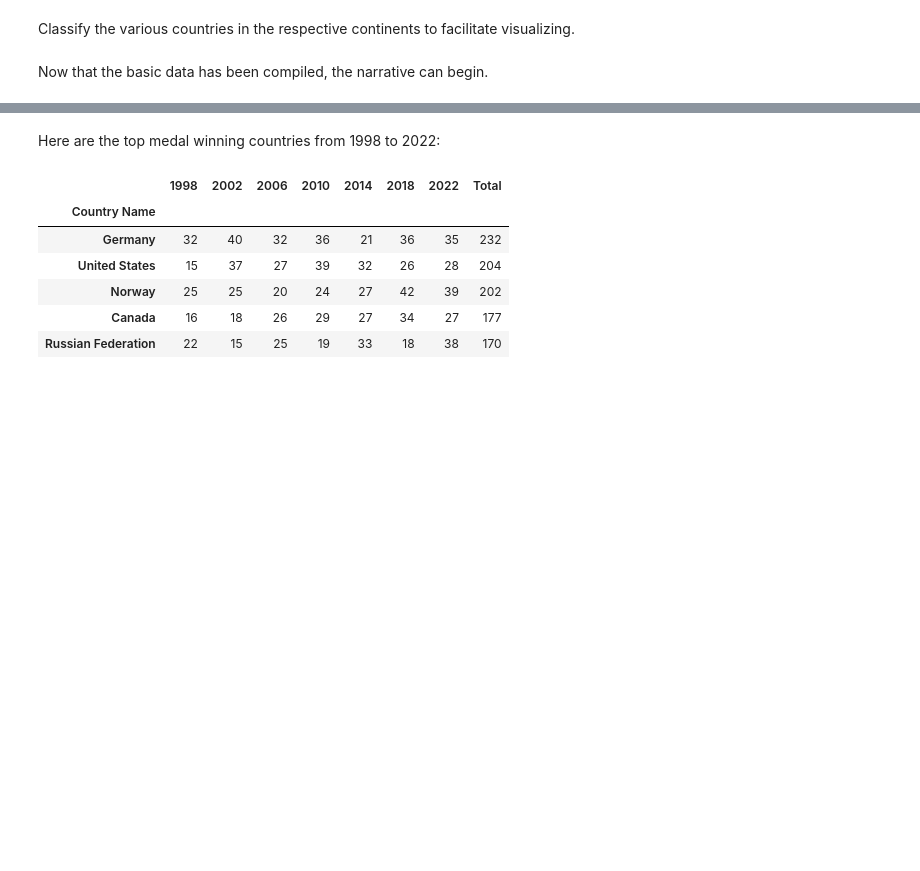
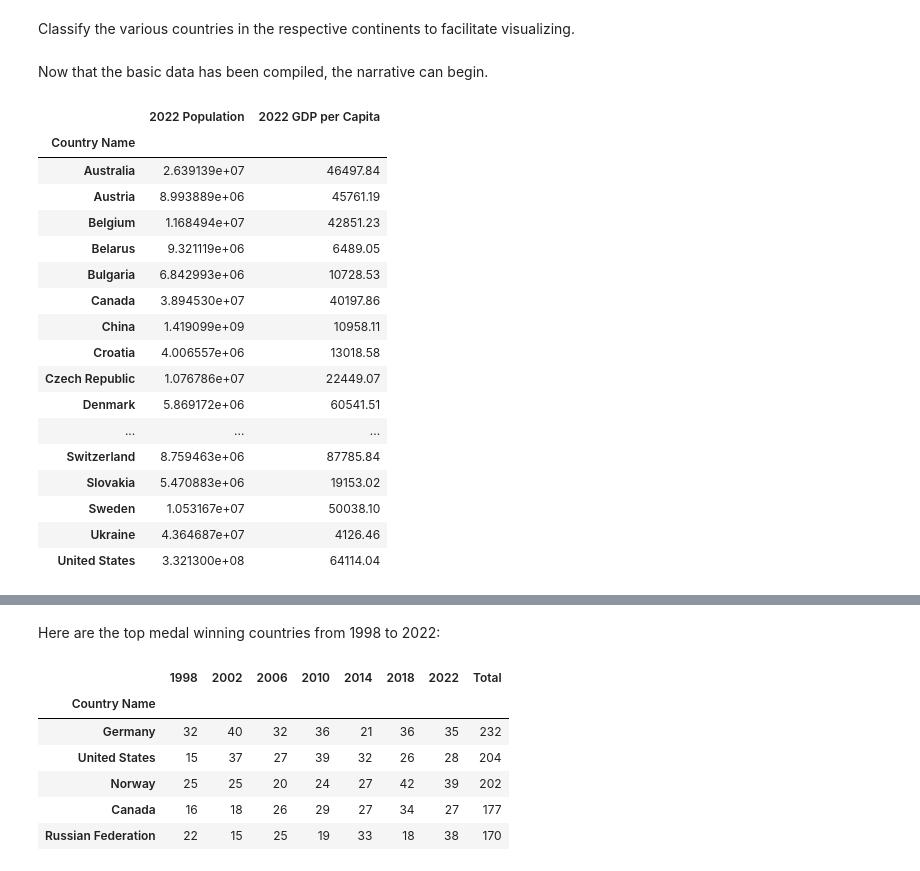
Before and after one commit to jchatterjee/nycdsa_python_project, a Jupyter notebook: JChatterjee Python Project.ipynb, the cells around one changed output, grey strips where cells are left out. Cells and saved outputs as stored; diff of their text form; code cells hidden in the pictures; blank space fills up the shorter version.

```diff
--- a/JChatterjee Python Project.ipynb
+++ b/JChatterjee Python Project.ipynb
@@ -860,0 +874,21 @@ Now that the basic data has been compiled, the narrative can begin.
+# %%
+pop_vs_gdp_per_capita
+# %% [output]
+|  | 2022 Population | 2022 GDP per Capita |
+| Country Name |  |  |
+| Australia | 2.639139e+07 | 46497.84 |
+| Austria | 8.993889e+06 | 45761.19 |
+| Belgium | 1.168494e+07 | 42851.23 |
+| Belarus | 9.321119e+06 | 6489.05 |
+| Bulgaria | 6.842993e+06 | 10728.53 |
+| Canada | 3.894530e+07 | 40197.86 |
+| China | 1.419099e+09 | 10958.11 |
+| Croatia | 4.006557e+06 | 13018.58 |
+| Czech Republic | 1.076786e+07 | 22449.07 |
+| Denmark | 5.869172e+06 | 60541.51 |
+| ... | ... | ... |
+| Switzerland | 8.759463e+06 | 87785.84 |
+| Slovakia | 5.470883e+06 | 19153.02 |
+| Sweden | 1.053167e+07 | 50038.10 |
+| Ukraine | 4.364687e+07 | 4126.46 |
+| United States | 3.321300e+08 | 64114.04 |
```
Also changed, not shown: parts of 9 cells of this notebook, 1 other file.
